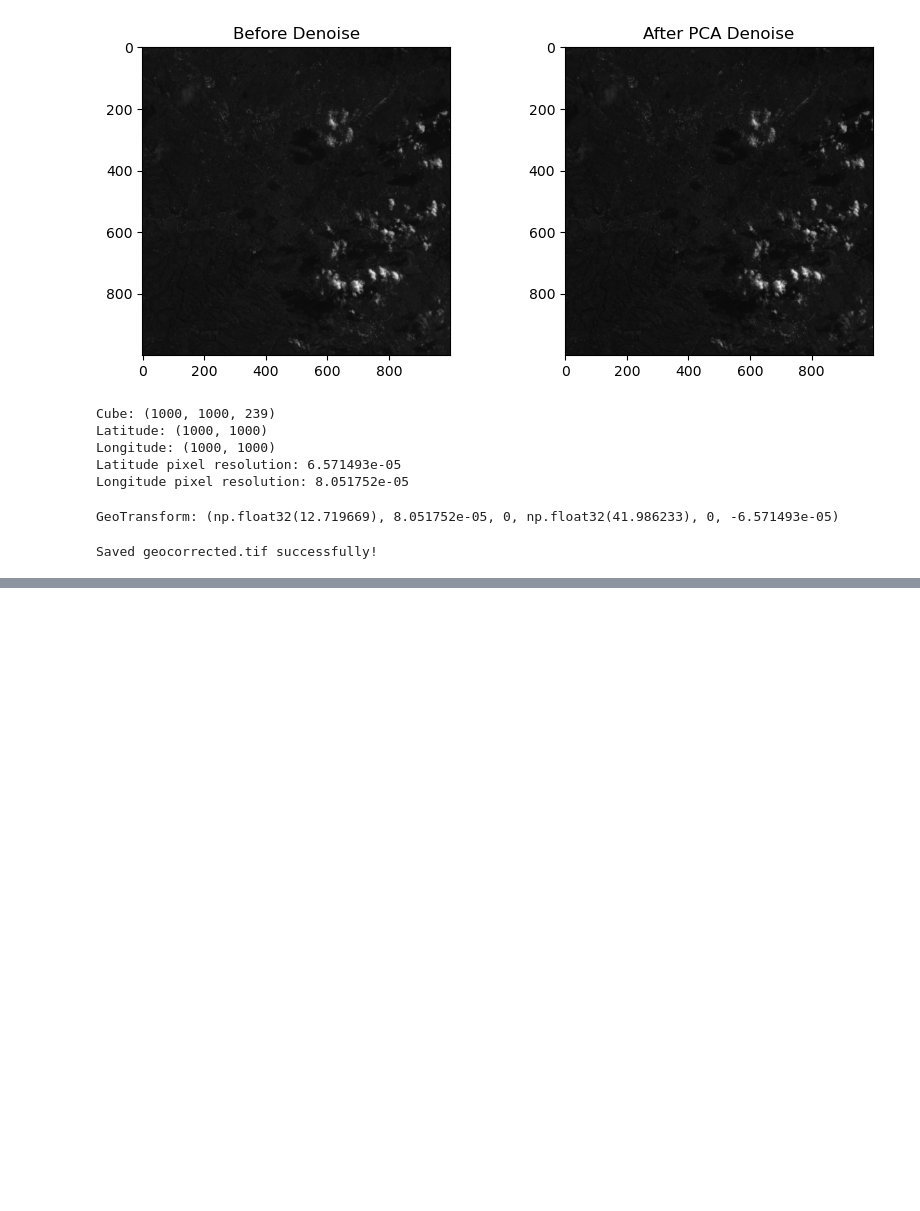
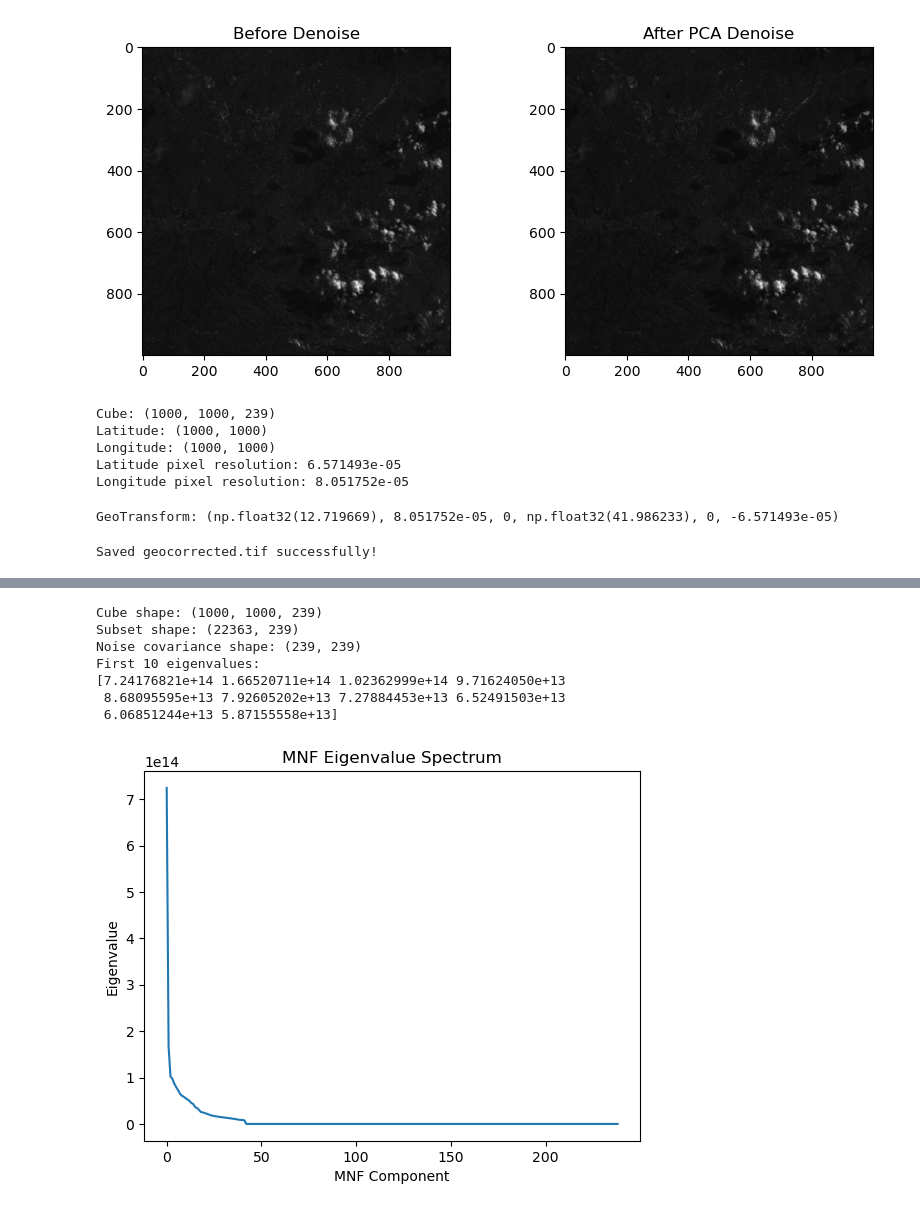
Before and after one commit to Daljit777/hyperspec_project, a Jupyter notebook: project.ipynb, the cells around one changed output, grey strips where cells are left out. Cells and saved outputs as stored; diff of their text form; code cells hidden in the pictures; blank space fills up the shorter version.

```diff
--- a/project.ipynb
+++ b/project.ipynb
@@ -412,0 +568,56 @@ print("Saved quac_corrected.tif successfully!")
+# %%
+# MNF
+import numpy as np
+import matplotlib.pyplot as plt
+
+cube = np.load(
+    "/home/daljit/hyperspec_project/quac_cloudmasked.npy",
+    mmap_mode="r"
+)
+
+print("Cube shape:", cube.shape)
+
+# step 2
+# Small spatial window
+subset = cube[200:350, 200:350, :]
+
+# Remove cloud pixels (NaN)
+subset = subset[~np.isnan(subset).any(axis=2)]
+
+print("Subset shape:", subset.shape)
+
+# step 3
+# Difference between adjacent pixels
+noise = subset[1:,:] - subset[:-1,:]
+
+# Noise covariance matrix
+noise_cov = np.cov(noise, rowvar=False)
+
+print("Noise covariance shape:", noise_cov.shape)
+
+# step 4
+# Eigen-decomposition
+eigvals, eigvecs = np.linalg.eigh(noise_cov)
+
+# Sort descending
+idx = eigvals.argsort()[::-1]
+eigvals = eigvals[idx]
+
+print("First 10 eigenvalues:")
+print(eigvals[:10])
+
+# Plot eigenvalues
+plt.plot(eigvals)
+plt.xlabel("MNF Component")
+plt.ylabel("Eigenvalue")
+plt.title("MNF Eigenvalue Spectrum")
+plt.show()
+# %% [output]
+Cube shape: (1000, 1000, 239)
+Subset shape: (22363, 239)
+Noise covariance shape: (239, 239)
+First 10 eigenvalues:
+[7.24176821e+14 1.66520711e+14 1.02362999e+14 9.71624050e+13
+ 8.68095595e+13 7.92605202e+13 7.27884453e+13 6.52491503e+13
+ 6.06851244e+13 5.87155558e+13]
+[figure, added]
```
Also changed, not shown: parts of 9 cells of this notebook.
